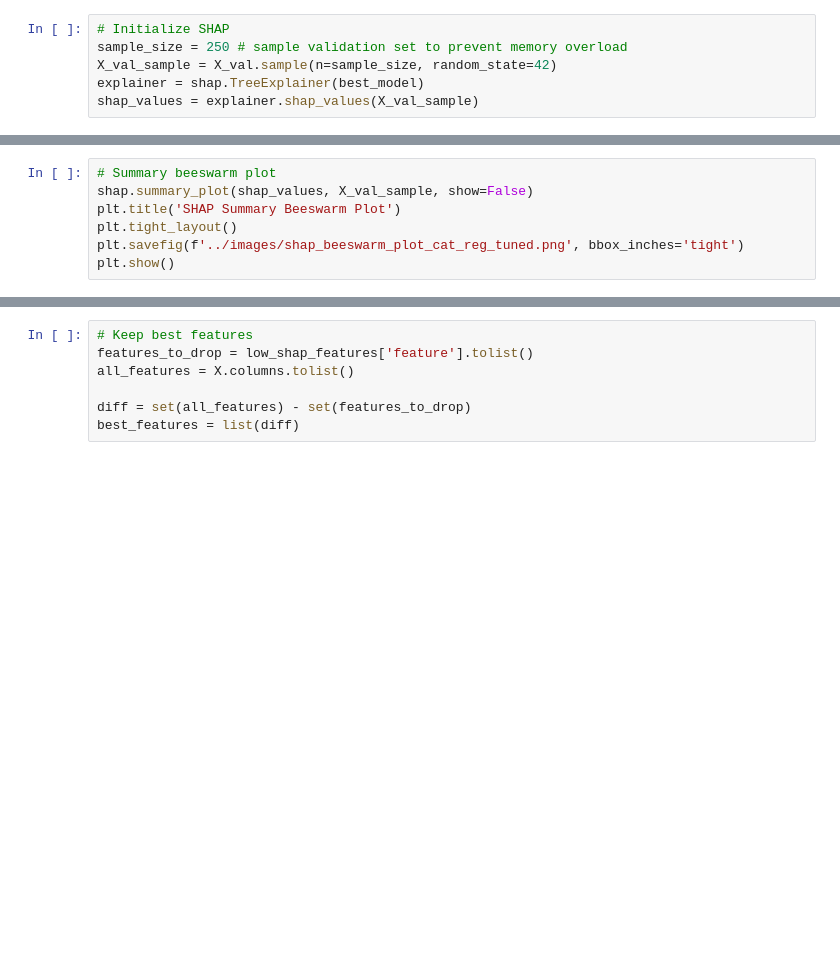
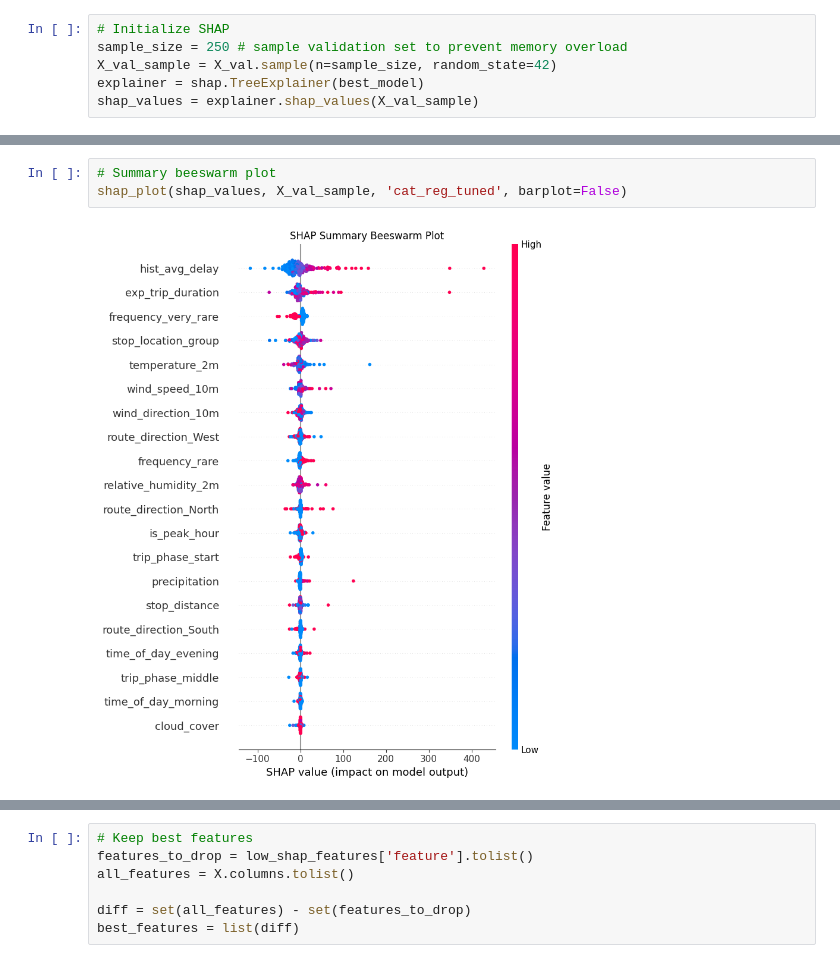
Before and after one commit to nadpierre/stm-transit-delay-prediction, a Jupyter notebook: notebooks/data_modeling.ipynb, the cells around one changed output, grey strips where cells are left out. Drawn from its saved outputs; the diff is of its cells as text; blank space fills up the shorter version.

```diff
--- a/notebooks/data_modeling.ipynb
+++ b/notebooks/data_modeling.ipynb
@@ -552,7 +679,5 @@ plt.show()
 # %%
 # Summary beeswarm plot
-shap.summary_plot(shap_values, X_val_sample, show=False)
-plt.title('SHAP Summary Beeswarm Plot')
-plt.tight_layout()
-plt.savefig(f'../images/shap_beeswarm_plot_cat_reg_tuned.png', bbox_inches='tight')
-plt.show()
+shap_plot(shap_values, X_val_sample, 'cat_reg_tuned', barplot=False)
+# %% [output]
+[figure, added]
```
Also changed, not shown: parts of 44 cells of this notebook, 17 other files.
